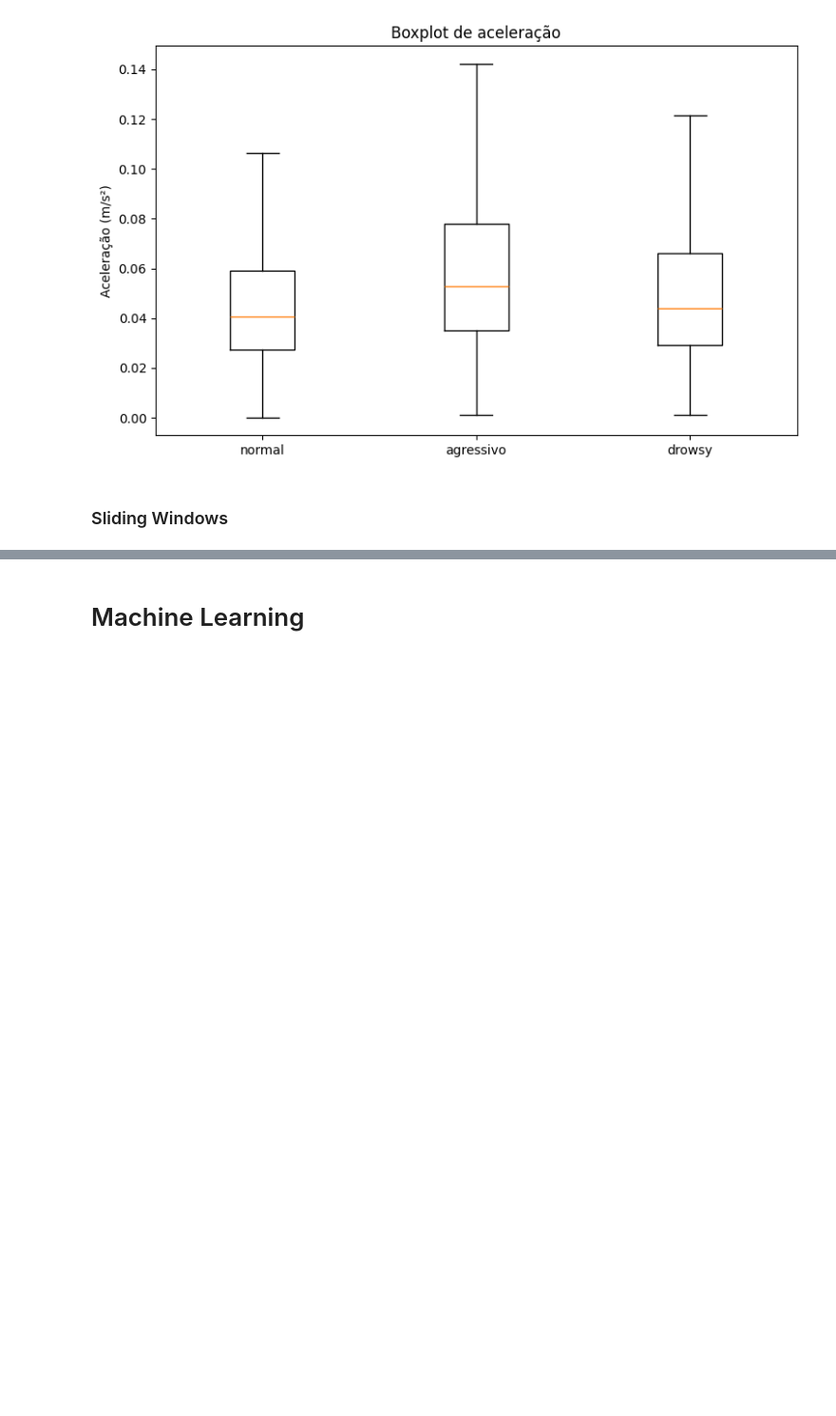
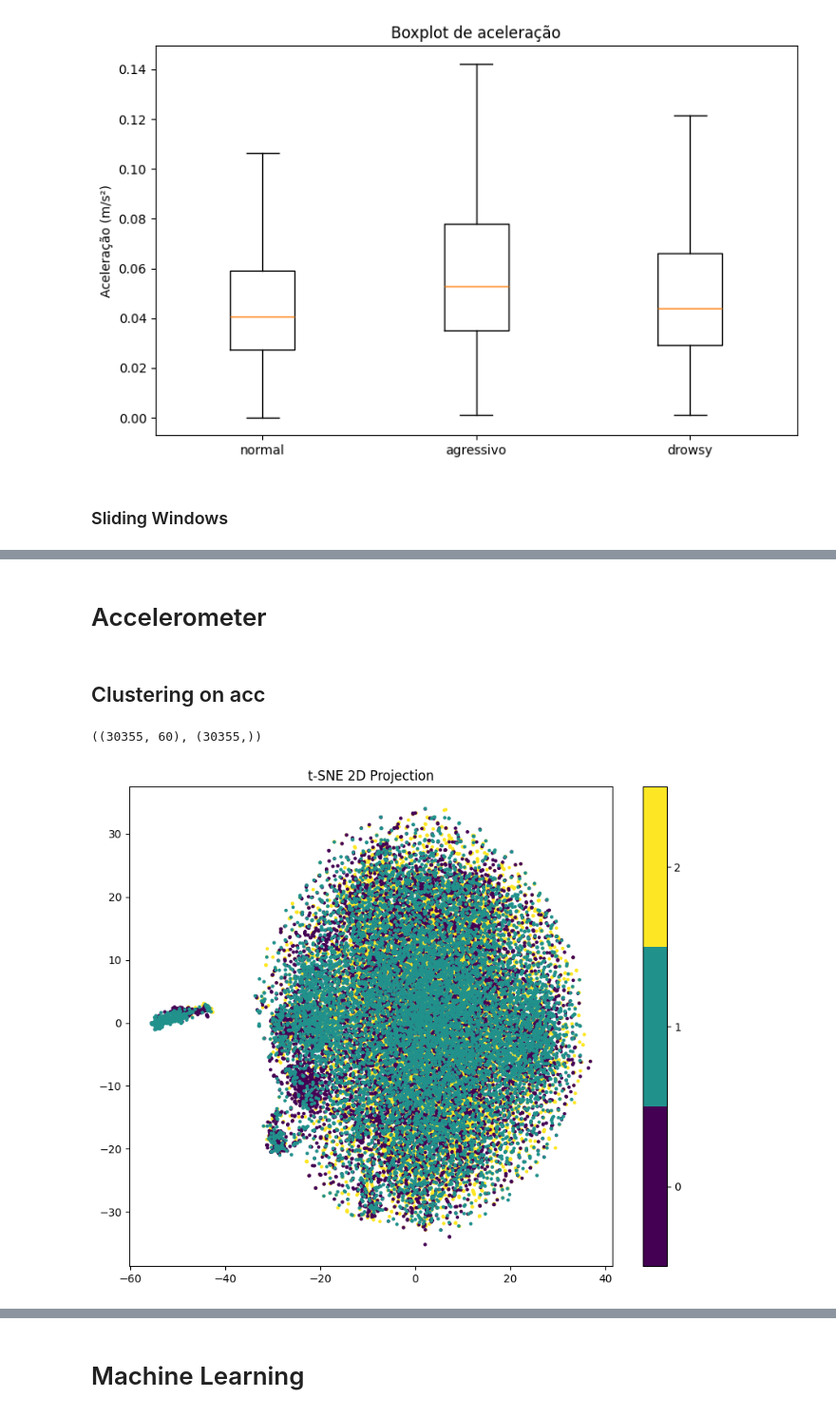
Before and after one commit to RenanFlorencio/DBdatasets, a Jupyter notebook: UAH-driveset/UAHDriveSet.ipynb, the cells around one changed output, grey strips where cells are left out. Shown at 95% size. Cells and saved outputs as stored; diff of their text form; code cells hidden in the pictures; blank space fills up the shorter version.

```diff
--- a/UAH-driveset/UAHDriveSet.ipynb
+++ b/UAH-driveset/UAHDriveSet.ipynb
@@ -230,6 +221,22 @@ def visualize_tsne_2d(data, y_numeric, perplexity=30, learning_rate=200):
     plt.colorbar(boundaries=np.arange(len(np.unique(y_numeric))+1)-0.5).set_ticks(np.arange(len(np.unique(y_numeric))))
     plt.title('t-SNE 2D Projection')
     plt.show()
+# %% [markdown]
+# Accelerometer
+# %% [markdown]
+## Clustering on acc
+# %%
+X, y = create_sliding_windows(df_acc, window_size, step_size, columns=['acc', 'acc_x', 'acc_y']) # This will create the sliding windows with a 2D X and 1D y
+X_scaled = StandardScaler().fit_transform(X)
+y_encoded = encode(y, label_encoder)
+
+X.shape, y.shape
+# %% [output]
+((30355, 60), (30355,))
+# %%
+visualize_tsne_2d(X_scaled, y_encoded, perplexity=70, learning_rate=500)
+# %% [output]
+[figure, added]
 # %%
 visualize_tsne_2d(X_scaled, y_encoded, perplexity=30, learning_rate=200)
 # %% [output]
```
Also changed, not shown: parts of 53 cells of this notebook.
